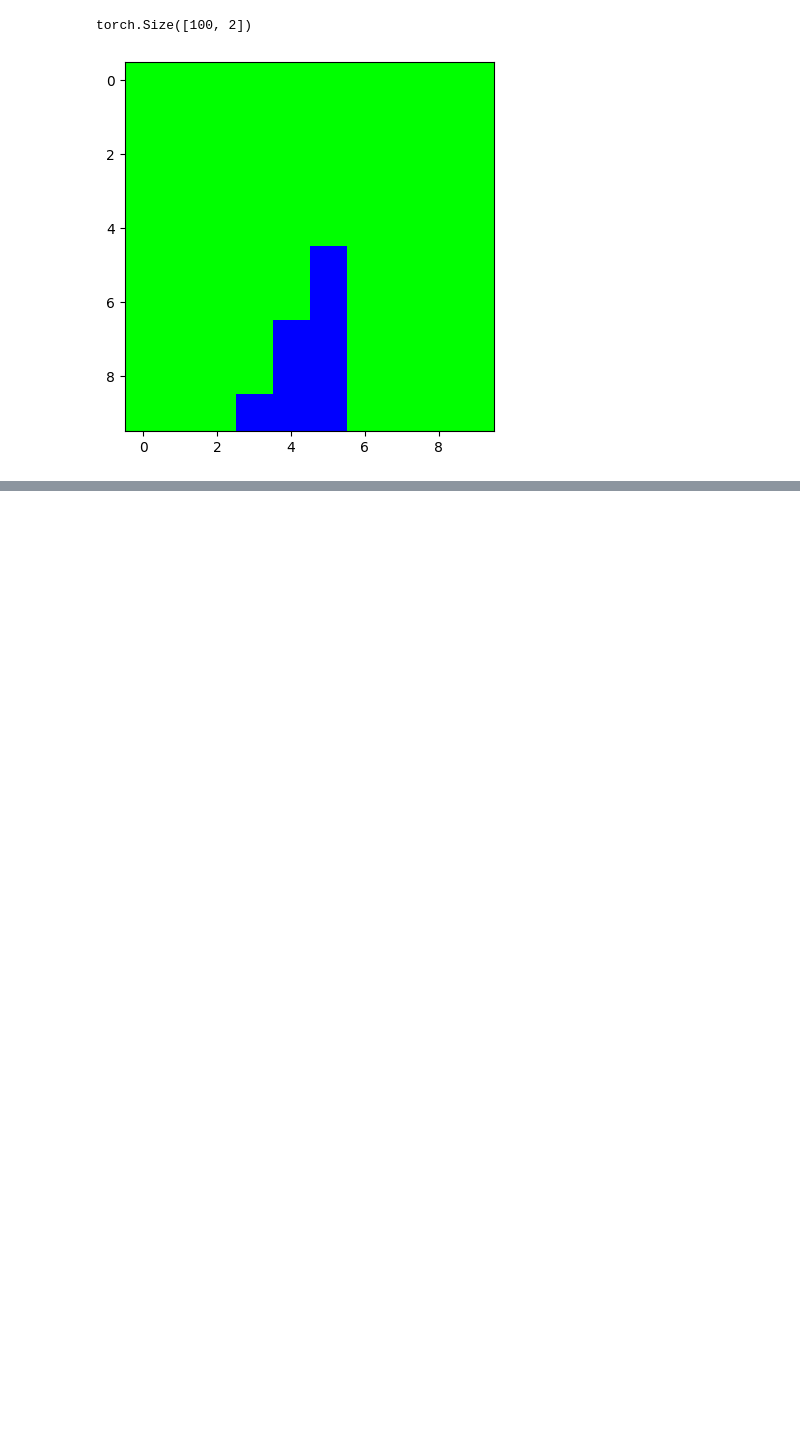
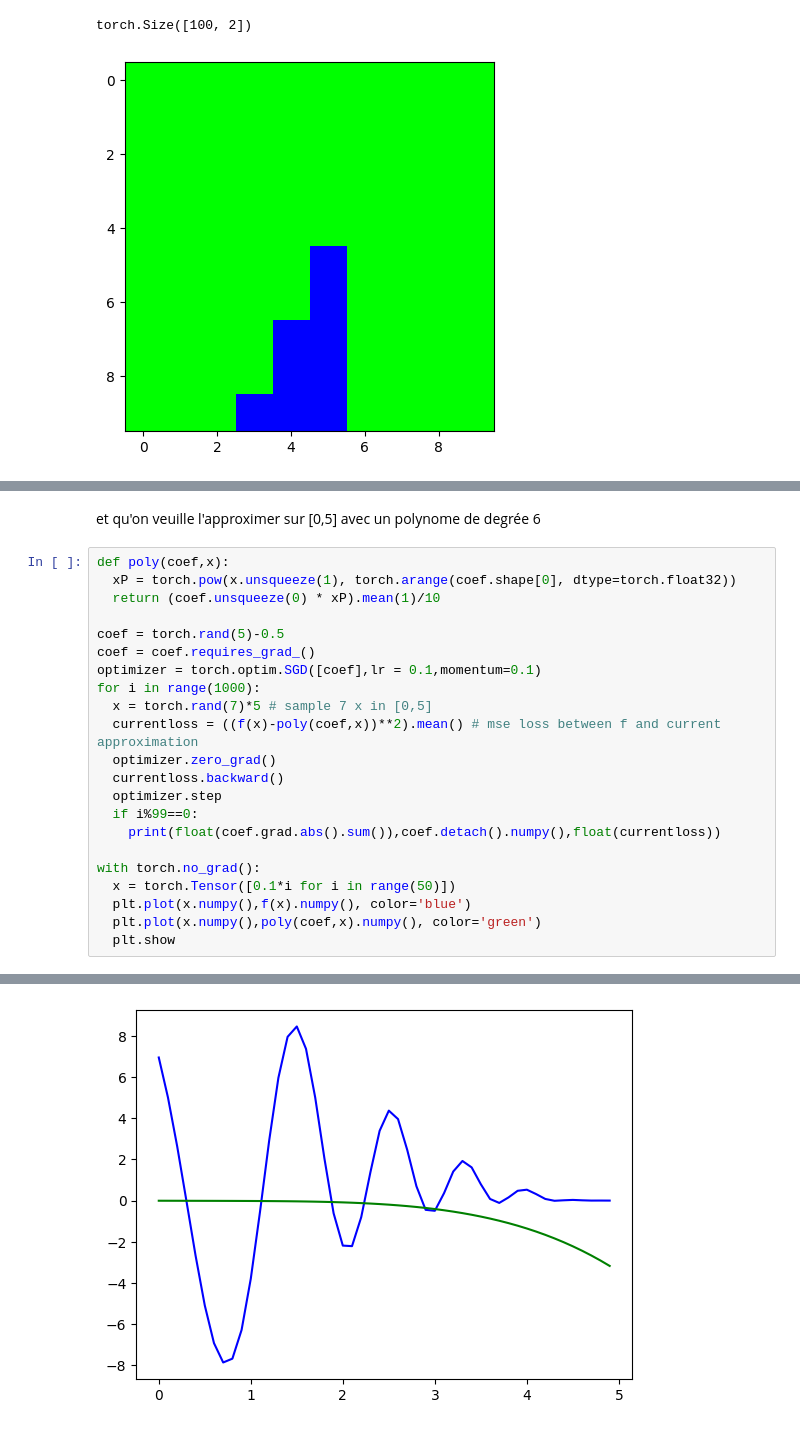
Before and after one commit to achanhon/coursdeeplearningcolab, a Jupyter notebook: illustration_cours_ensta.ipynb, the cells around one changed output, grey strips where cells are left out. Drawn from its saved outputs; the diff is of its cells as text; blank space fills up the shorter version.

```diff
--- a/illustration_cours_ensta.ipynb
+++ b/illustration_cours_ensta.ipynb
@@ -47,0 +67,25 @@ torch.Size([100, 2])
+# %% [markdown]
+et qu'on veuille l'approximer sur [0,5] avec un polynome de degrée 6
+# %%
+def poly(coef,x):
+  xP = torch.pow(x.unsqueeze(1), torch.arange(coef.shape[0], dtype=torch.float32))
+  return (coef.unsqueeze(0) * xP).mean(1)/10
+
+coef = torch.rand(5)-0.5
+coef = coef.requires_grad_()
+optimizer = torch.optim.SGD([coef],lr = 0.1,momentum=0.1)
+for i in range(1000):
+  x = torch.rand(7)*5 # sample 7 x in [0,5]
+  currentloss = ((f(x)-poly(coef,x))**2).mean() # mse loss between f and current approximation
+  optimizer.zero_grad()
+  currentloss.backward()
+  optimizer.step
+  if i%99==0:
+    print(float(coef.grad.abs().sum()),coef.detach().numpy(),float(currentloss))
+
+with torch.no_grad():
+  x = torch.Tensor([0.1*i for i in range(50)])
+  plt.plot(x.numpy(),f(x).numpy(), color='blue')
+  plt.plot(x.numpy(),poly(coef,x).numpy(), color='green')
+  plt.show
+# %% [output]
@@ -47,0 +103 @@ torch.Size([100, 2])
+[figure, added]
```
Also changed, not shown: parts of 4 cells of this notebook.
